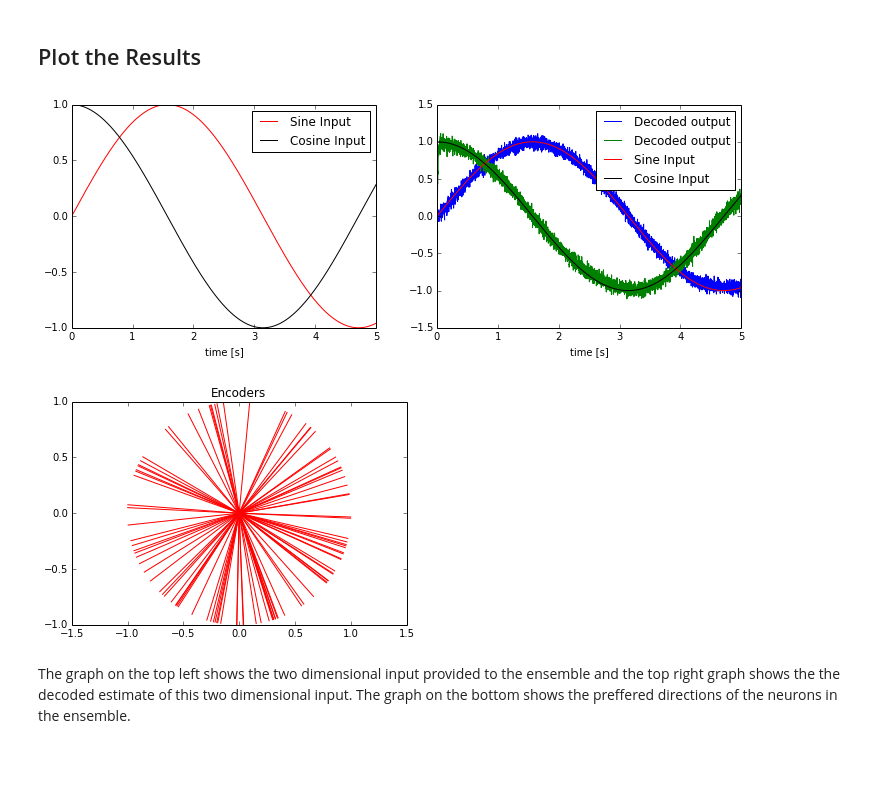
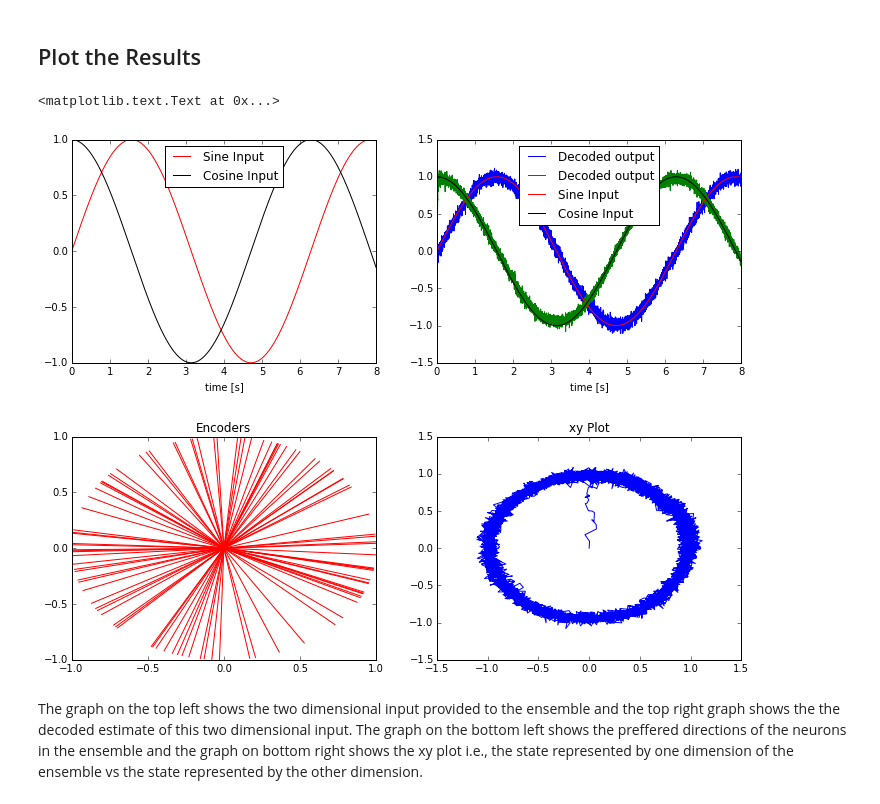
Before and after one commit to s72sue/Nengo2-Tutorials, a Jupyter notebook: chapter2/vectors.ipynb, the cells around one changed output. Cells and saved outputs as stored; diff of their text form; code cells hidden in the pictures; blank space fills up the shorter version.

```diff
--- a/chapter2/vectors.ipynb
+++ b/chapter2/vectors.ipynb
@@ -44,34 +44,40 @@ with model:
 ## Run the model
 # %%
 sim = nengo.Simulator(model)  # Create the simulator
-sim.run(5)                    # Run it for 5 seconds
+sim.run(8)                    # Run it for 8 seconds
 # %% [markdown]
 ## Plot the Results
 # %%
 #Plot the inputs to the ensemble
 fig = plt.figure(figsize=(12,4))
 p1 = fig.add_subplot(1,2,1)
 p1.plot(sim.trange(), sim.data[sin_probe], 'r', label="Sine Input")
 p1.plot(sim.trange(), sim.data[cos_probe], 'k', label="Cosine Input")
 p1.legend(loc="best")
 p1.set_xlabel('time [s]');
 
 #Plot the decoded output of the ensemble
 p2 = fig.add_subplot(1,2,2)
 p2.plot(sim.trange(), sim.data[x_probe], label="Decoded output")
 p2.plot(sim.trange(), sim.data[sin_probe], 'r', label="Sine Input")
 p2.plot(sim.trange(), sim.data[cos_probe], 'k', label="Cosine Input")
 p2.legend(loc="best")
 p2.set_xlabel('time [s]');
 
 #Plot the encoders for 100 neurons in the ensemble
-plt.figure()
-plt.axis('equal')
-plt.title("Encoders")
+fig = plt.figure(figsize=(12,4))
+p3 = fig.add_subplot(1,2,1)
+p3.set_title("Encoders")
 for e in encoders:
-    plt.plot([0,e[0]], [0,e[1]], 'r')
+    p3.plot([0,e[0]], [0,e[1]], 'r')
+
+#Plot the xy plot between the two dimenstions of the ensemble
+p4 = fig.add_subplot(1,2,2)
+p4.plot(sim.data[x_probe][:,0], sim.data[x_probe][:,1])
+p4.set_title("xy Plot")
 # %% [output]
+<matplotlib.text.Text at 0x...>
-[figure, old version]
+[figure, new version]
-[figure, old version]
+[figure, new version]
 # %% [markdown]
-The graph on the top left shows the two dimensional input provided to the ensemble and the top right graph shows the the decoded estimate of this two dimensional input. The graph on the bottom shows the preffered directions of the neurons in the ensemble.
+The graph on the top left shows the two dimensional input provided to the ensemble and the top right graph shows the the decoded estimate of this two dimensional input. The graph on the bottom left shows the preffered directions of the neurons in the ensemble and the graph on bottom right shows the xy plot i.e., the state represented by one dimension of the ensemble vs the state represented by the other dimension.
```
Also changed, not shown: parts of 1 cell of this notebook, 3 other files.
